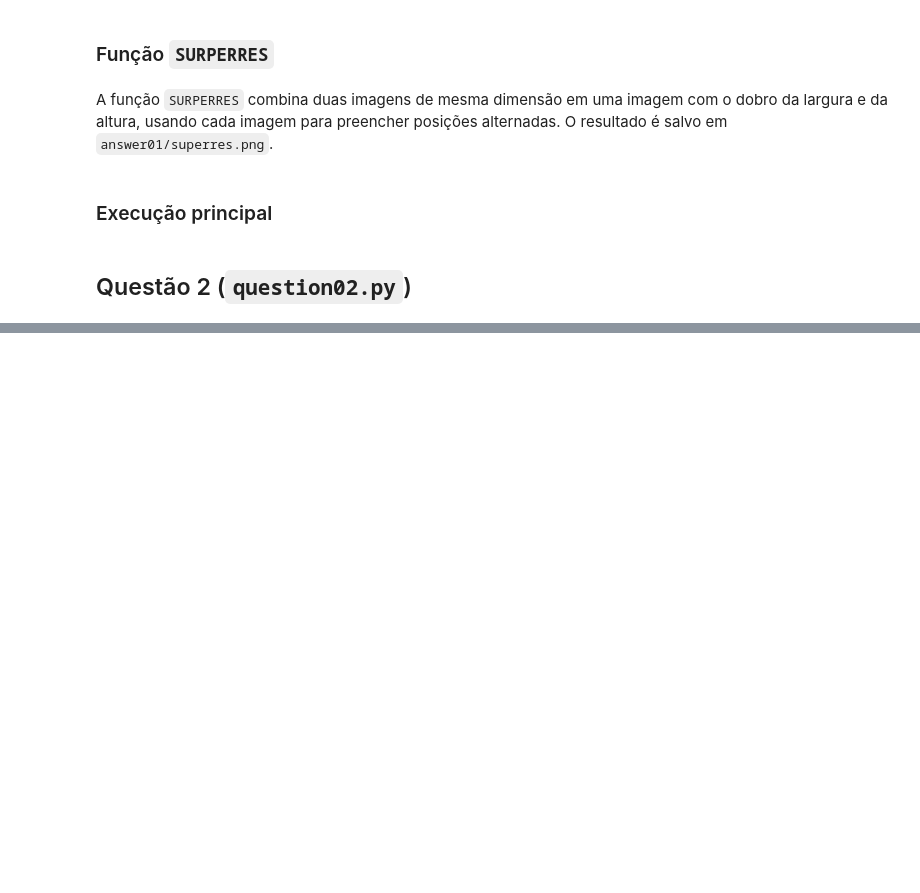
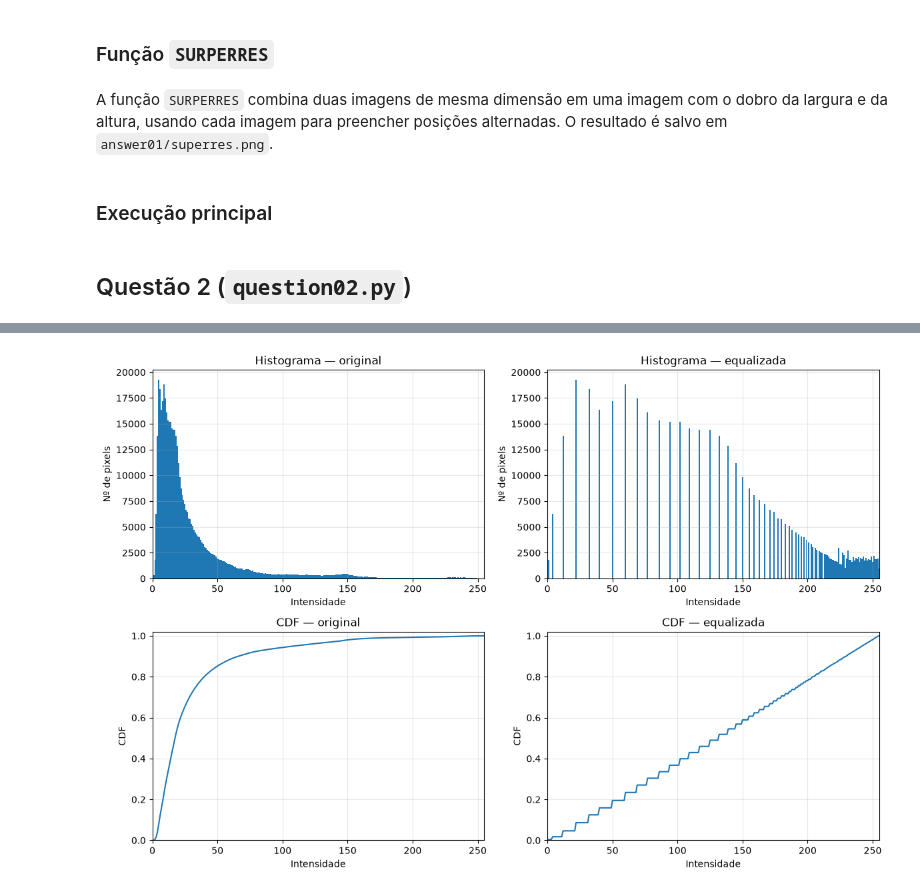
Before and after one commit to lucassaad/projeto1-processamento-imagens, a Jupyter notebook: questions.ipynb, the cells around one changed output, grey strips where cells are left out. Drawn from its saved outputs; the diff is of its cells as text; code cells hidden in the pictures; blank space fills up the shorter version.

```diff
--- a/questions.ipynb
+++ b/questions.ipynb
@@ -190,0 +323,41 @@ if __name__ == '__main__':
+# %%
+nome_histograma = "crowd.png"
+original, equalizada = imagens_equalizadas[nome_histograma]
+hist_original, cdf_original = hist_cdf(original)
+hist_equalizado, cdf_equalizado = hist_cdf(equalizada)
+
+fig, eixos = plt.subplots(2, 2, figsize=(12, 8))
+eixos[0, 0].bar(range(256), hist_original, width=1)
+eixos[0, 0].set_title("Histograma — original")
+eixos[0, 0].set_xlabel("Intensidade")
+eixos[0, 0].set_ylabel("Nº de pixels")
+eixos[0, 1].bar(range(256), hist_equalizado, width=1)
+eixos[0, 1].set_title("Histograma — equalizada")
+eixos[0, 1].set_xlabel("Intensidade")
+eixos[0, 1].set_ylabel("Nº de pixels")
+eixos[1, 0].plot(cdf_original)
+eixos[1, 0].set_title("CDF — original")
+eixos[1, 0].set_xlabel("Intensidade")
+eixos[1, 0].set_ylabel("CDF")
+eixos[1, 0].set_ylim(0, 1.02)
+eixos[1, 1].plot(cdf_equalizado)
+eixos[1, 1].set_title("CDF — equalizada")
+eixos[1, 1].set_xlabel("Intensidade")
+eixos[1, 1].set_ylabel("CDF")
+eixos[1, 1].set_ylim(0, 1.02)
+
+for eixo in eixos.flat:
+    eixo.set_xlim(0, 255)
+    eixo.grid(alpha=0.3)
+
+plt.tight_layout()
+OUT_DIR.mkdir(parents=True, exist_ok=True)
+plt.savefig(OUT_DIR / "crowd_histogramas_cdf.png", dpi=150)
+plt.show()
+
+salvar_hist(hist_original, "Histograma - original", str(OUT_DIR / "crowd_hist_original.png"))
+salvar_cdf(cdf_original, "CDF - original", str(OUT_DIR / "crowd_cdf_original.png"))
+salvar_hist(hist_equalizado, "Histograma - equalizada", str(OUT_DIR / "crowd_hist_equalizado.png"))
+salvar_cdf(cdf_equalizado, "CDF - equalizada", str(OUT_DIR / "crowd_cdf_equalizada.png"))
+# %% [output]
+[figure, added]
```
Also changed, not shown: parts of 16 cells of this notebook, 38 other files.
